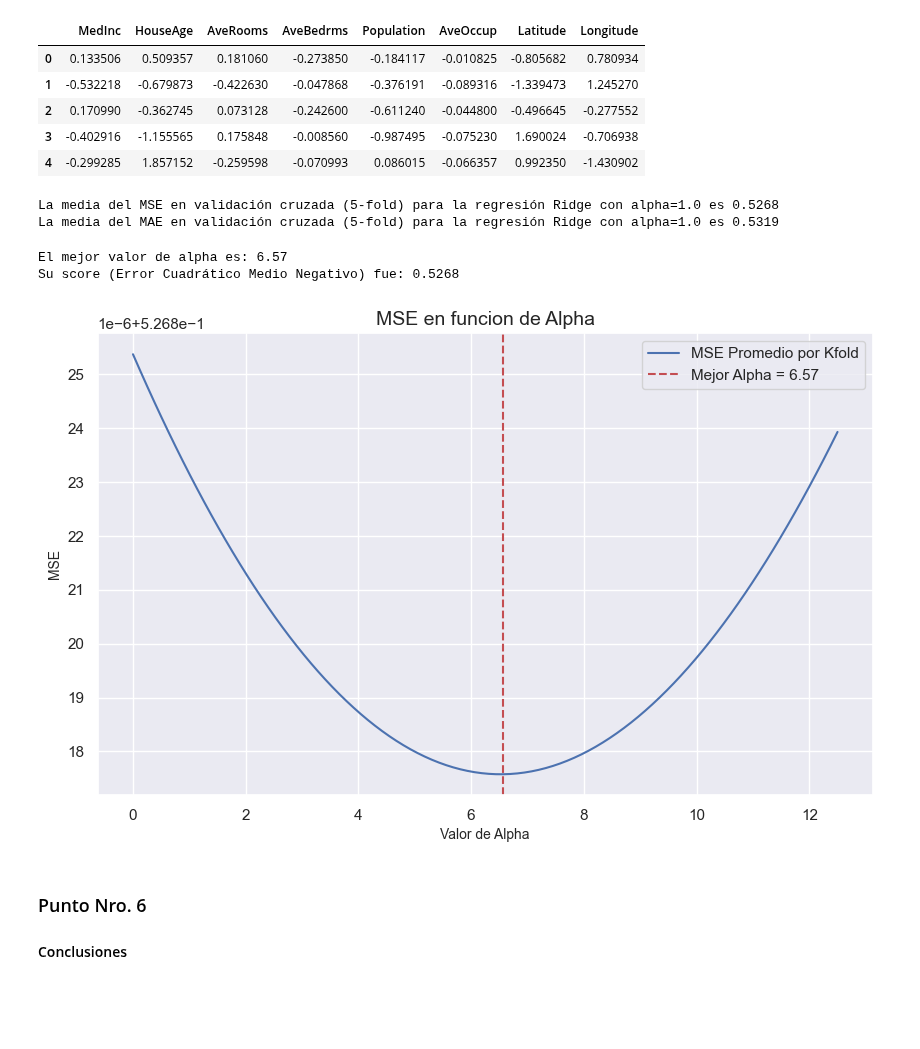
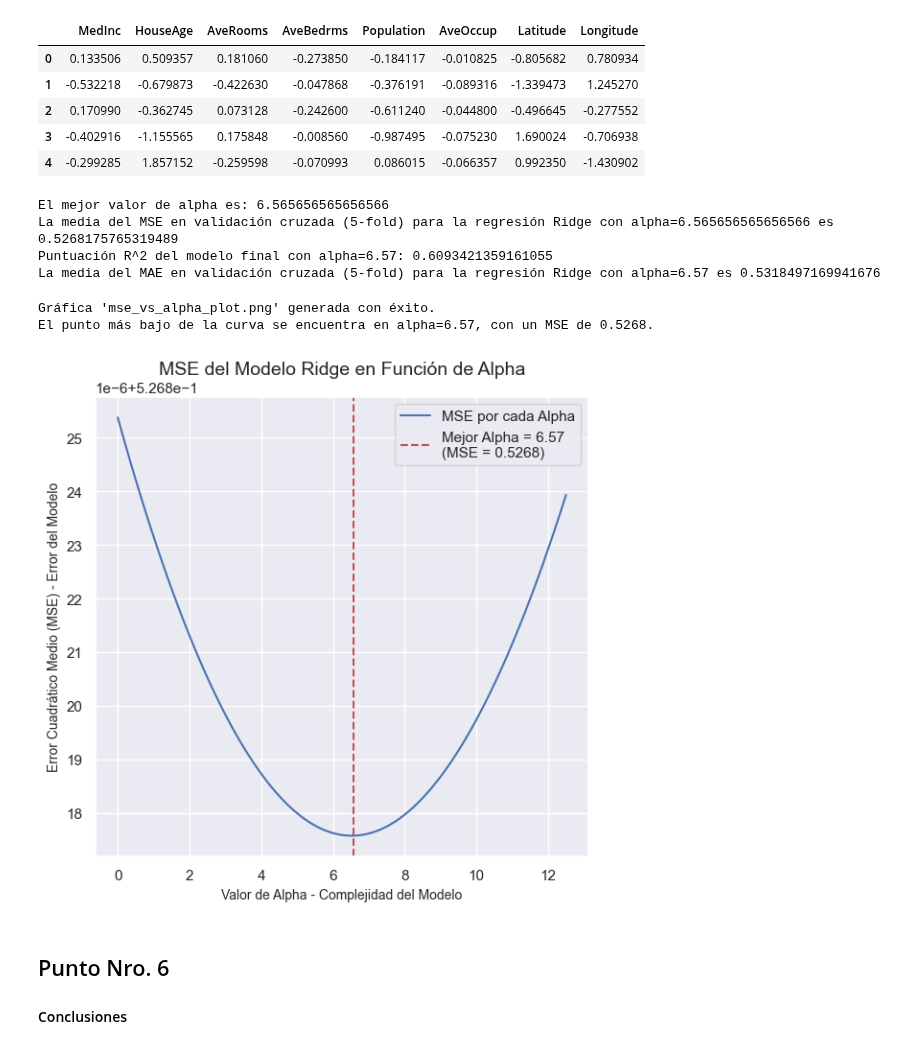
Before and after one commit to amaglione/CEIA-Regresion, a Jupyter notebook: tp2-regresion.ipynb, the cells around one changed output. Drawn from its saved outputs; the diff is of its cells as text; code cells hidden in the pictures; blank space fills up the shorter version.

```diff
--- a/tp2-regresion.ipynb
+++ b/tp2-regresion.ipynb
@@ -162,7 +164,10 @@ Valores de y_train: 14448
 Dimensión de X_test: (6192, 8)
 Valores de y_test: 6192
 # %%
-regresion = LinearRegression()
+regresion = regression_pipeline = Pipeline([
+    ('scaler', StandardScaler()),
+    ('regressor', LinearRegression())
+])
 
 regresion
 # %% [output]
@@ -218,54 +226,59 @@ X_train_scaled.head()
 | 2 | 0.170990 | -0.362745 | 0.073128 | -0.242600 | -0.611240 | -0.044800 | -0.496645 | -0.277552 |
 | 3 | -0.402916 | -1.155565 | 0.175848 | -0.008560 | -0.987495 | -0.075230 | 1.690024 | -0.706938 |
 | 4 | -0.299285 | 1.857152 | -0.259598 | -0.070993 | 0.086015 | -0.066357 | 0.992350 | -1.430902 |
-# %%
-# Creamos el modelo
-alpha = 1.0
-ridge_model = Ridge(alpha=alpha)
-
-mse = cross_val_score(ridge_model, X_train_scaled, y=y_train, scoring="neg_mean_squared_error", cv=5, n_jobs=-1)
-mae = cross_val_score(ridge_model, X_train_scaled, y=y_train, scoring="neg_mean_absolute_error", cv=5, n_jobs=-1)
-
-print(f"La media del MSE en validación cruzada (5-fold) para la regresión Ridge con alpha={alpha} es {(-1)*mse.mean():.4f}")
-print(f"La media del MAE en validación cruzada (5-fold) para la regresión Ridge con alpha={alpha} es {(-1)*mae.mean():.4f}")
-# %% [output]
-La media del MSE en validación cruzada (5-fold) para la regresión Ridge con alpha=1.0 es 0.5268
-La media del MAE en validación cruzada (5-fold) para la regresión Ridge con alpha=1.0 es 0.5319
 # %%
 # Creamos el modelo para diferentes valores de alpha
 alpha_values = np.linspace(0, 12.5, 100)
 
-results = []
+results_scores = []
 
 for alpha in alpha_values:
     ridge_model = Ridge(alpha=alpha)
 
     scores = cross_val_score(ridge_model, X_train_scaled, y=y_train, scoring="neg_mean_squared_error", cv=5, n_jobs=-1)
-    scores = cross_val_score(ridge_model, X_train_scaled, y=y_train, scoring="neg_mean_squared_error", cv=5, n_jobs=-1)
-    results.append(-np.mean(scores))
+    results_scores.append(-np.mean(scores))
+
+best_alpha_index = np.argmin(results_scores)
+best_alpha = alpha_values[best_alpha_index]
+min_mse = results_scores[best_alpha_index]
 
 
-best_alpha_index = np.argmin(results)
-best_alpha = alpha_values[best_alpha_index]
-min_mse = results[best_alpha_index]
+print(f"El mejor valor de alpha es: {best_alpha}")
+print(f"La media del MSE en validación cruzada (5-fold) para la regresión Ridge con alpha={best_alpha} es {min_mse}")
 
-print(f"El mejor valor de alpha es: {best_alpha:.2f}")
-print(f"Su score (Error Cuadrático Medio Negativo) fue: {min_mse:.4f}")
+
+#Calculo R^2 y MAE con el mejor alpha.
+modelo_final = Ridge(alpha=best_alpha)
+modelo_final.fit(X_train_scaled, y_train)
+
+mae = cross_val_score(modelo_final, X_train_scaled, y=y_train, scoring="neg_mean_absolute_error", cv=5, n_jobs=-1)
+
+print(f"Puntuación R^2 del modelo final con alpha={best_alpha:.2f}: {modelo_final.score(X_train_scaled, y_train)}")
+print(f"La media del MAE en validación cruzada (5-fold) para la regresión Ridge con alpha={best_alpha:.2f} es {(-1)*mae.mean()}")
 # %% [output]
-El mejor valor de alpha es: 6.57
-Su score (Error Cuadrático Medio Negativo) fue: 0.5268
+El mejor valor de alpha es: 6.565656565656566
+La media del MSE en validación cruzada (5-fold) para la regresión Ridge con alpha=6.565656565656566 es 0.5268175765319489
+Puntuación R^2 del modelo final con alpha=6.57: 0.6093421359161055
+La media del MAE en validación cruzada (5-fold) para la regresión Ridge con alpha=6.57 es 0.5318497169941676
-# %%
-plt.figure(figsize=(10, 6))
-plt.plot(alpha_values, results, label='MSE Promedio por Kfold')
-plt.axvline(best_alpha, linestyle='--', color='r', label=f'Mejor Alpha = {best_alpha:.2f}')
-plt.title('MSE en funcion de Alpha', fontsize=14)
-plt.xlabel('Valor de Alpha', fontsize=10)
-plt.ylabel('MSE', fontsize=10)
-plt.legend()
-plt.show()
-# %% [output]
-[figure, removed]
+# %%
+plt.figure(figsize=(6, 6))
+plt.plot(alpha_values, results_scores, label='MSE por cada Alpha')
+plt.axvline(x=best_alpha, color='r', linestyle='--', label=f'Mejor Alpha = {best_alpha:.2f}\n(MSE = {min_mse:.4f})')
+
+# Títulos y etiquetas
+plt.title('MSE del Modelo Ridge en Función de Alpha', fontsize=14)
+plt.xlabel('Valor de Alpha - Complejidad del Modelo', fontsize=10)
+plt.ylabel('Error Cuadrático Medio (MSE) - Error del Modelo', fontsize=10)
+plt.legend()
+plt.tight_layout()
+
+print(f"Gráfica 'mse_vs_alpha_plot.png' generada con éxito.")
+print(f"El punto más bajo de la curva se encuentra en alpha={best_alpha:.2f}, con un MSE de {min_mse:.4f}.")
+# %% [output]
+Gráfica 'mse_vs_alpha_plot.png' generada con éxito.
+El punto más bajo de la curva se encuentra en alpha=6.57, con un MSE de 0.5268.
+[figure, added]
 # %% [markdown]
-### Punto Nro. 6
+## Punto Nro. 6
 #### Conclusiones
 # %% [markdown]
```
Also changed, not shown: parts of 12 cells of this notebook.
